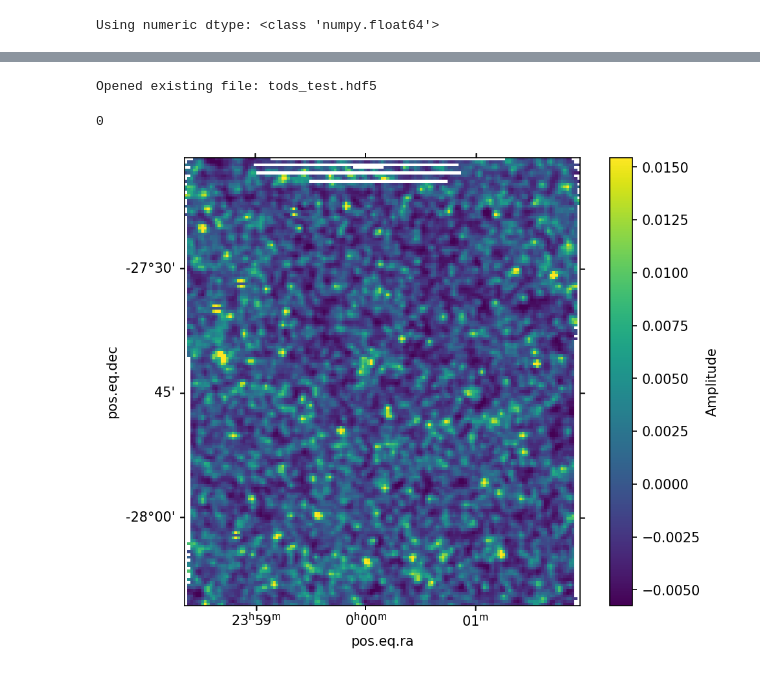
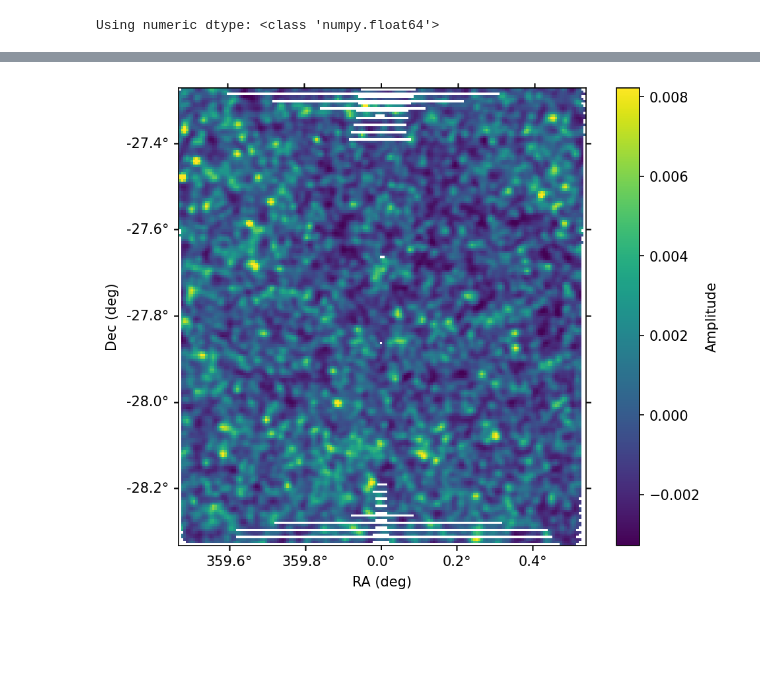
Before and after one commit to tim-balloon/TIM_analysis, a Jupyter notebook: namap/namap_notebook_example.ipynb, the cells around one changed output, grey strips where cells are left out. Saved outputs shown, nothing was run; the diff lists cells and outputs as text; code cells hidden in the pictures; blank space fills up the shorter version.

```diff
--- a/namap/namap_notebook_example.ipynb
+++ b/namap/namap_notebook_example.ipynb
@@ -137,8 +161,0 @@ The number of samples loaded per frame for the detectors is: 100, and one frame
-# %%
-#---------------------------------
-#First remove noise peaks and discard TODs with large & low variance.
-#Right now, fake data don't have noise or noise peaks (there are generated from an extragalactic sky simulation).
-det_tod = tod.data_cleaned(det_data, kid_num, det_off, spf_data,  0, 0, despike_bool, sigma, prominence, sigma_clipping_bool, low_thresh,high_thresh ,DT)
-cleaned_data, kid_num, det_off, rejected_detetectors_list = det_tod.data_clean()
-P['rejected detectors list'] = rejected_detetectors_list #The list of rejected kids will be saved in the metadata of the .fits or the .hdf5
-#---------------------------------
@@ -164,14 +161,0 @@ cbar.set_label('df/f amplitude')
-# %%
-#---------------------------------
-#Clean the TOD by removing smooth polynomial component and applying a high pass filter
-det_tod = tod.data_cleaned(cleaned_data, kid_num, det_off, spf_data, highpassfreq, polynomialorder, False, 0, 0, False, 0,0, DT)
-cleaned_data, _, _, _ = det_tod.data_clean()
-
-#Filter out the turnarounds
-if(P['remove_turnarounds']):
-    for i in range(len(cleaned_data)): cleaned_data[i] = cleaned_data[i][turnaround_flags==1]
-    if P['save_downsampled_TODS']: timemap = timemap[turnaround_flags==1]
-    lst_data = lst_data[turnaround_flags==1]
-    lat_data = lat_data[turnaround_flags==1]
-    coord2_data = coord2_data[turnaround_flags==1]
-    coord1_data = coord1_data[turnaround_flags==1]
@@ -189,11 +162 @@ cbar.set_label('df/f amplitude')
-# %%
-#Compress and save these cleaned TODs.
-
-tods_compressor = ld.save_tods('tods_test.hdf5', kid_num, cleaned_data, P['downsample_frequency'], timemap,
-                                           coord1, coord2, coord1_data, coord2_data, P['downsample_frequency'], timemap,
-                                           first_frame, num_frames, lst_data, lat_data,P, DT, IT, prefix='PHASE_')
-tods_compressor.fct_save_tods()
-# %% [output]
-Opened existing file: tods_test.hdf5
-0
 # %%
@@ -220,43 +175,35 @@ if P['telescope_coordinate']:
         parallactic.append( tel.parallactic_angle() )
 else:
     for j, (c1, c2) in enumerate(zip(coord1slice,coord2slice)):
         parallactic.append(np.zeros_like(c1, dtype=DT))
 
 #---------------------------------
 
 #--------------------
 #Create the maps
 maps = mp.maps(P['ctype'],
             np.asarray([P['crpix'][0],P['crpix'][1]]),
             np.asarray([P['cdelt'][0],P['cdelt'][1]]),
             np.asarray([P['crval'][0], P['crval'][1]]),
             np.asarray([P['pixnum'][0],P['pixnum'][1]]),
             cleaned_data, coord1slice, coord2slice, convolution, std, P['output_map'], DT,IT,
             coadd=coadd,   parang=parallactic, params=str(P)) #noise=noise_det,telcoord = P['telescope_coordinate'],
 
 maps.wcs_proj()
 wcs = maps.w
 map_values = maps.map2d()
-
-'''
-fig, ax = plt.subplots(figsize=(3,3), dpi=200, subplot_kw={'projection': wcs})
-for i in range(len(coord1slice)):
-    sc = ax.scatter(coord1slice[i], coord2slice[i],  c=cleaned_data[i], cmap='plasma', s=1)
-
-ax.set_xlabel('RA (deg)')
-ax.set_ylabel('Dec (deg)')
-
-ax.coords[0].set_format_unit('deg', decimal=True)  # RA
-ax.coords[1].set_format_unit('deg', decimal=True)  # De
-'''
 #--------------------
 
 
 zscale = ZScaleInterval()
 vmin, vmax = zscale.get_limits(map_values)
 fig, ax = plt.subplots(dpi=150,figsize=(8, 6),subplot_kw={'projection': wcs})
 img = ax.imshow(map_values, origin='lower', cmap='viridis', vmin=vmin, vmax=vmax)
+ax.set_xlabel('RA (deg)')
+ax.set_ylabel('Dec (deg)')
+ax.coords[0].set_format_unit('deg', decimal=True)  # RA
+ax.coords[1].set_format_unit('deg', decimal=True)  # De
 fig.colorbar(img, ax=ax, label='Amplitude')
 plt.show()
 # %% [output]
-[figure, old version]
+[figure, new version]
```
Also changed, not shown: parts of 13 cells of this notebook, 9 other files.
